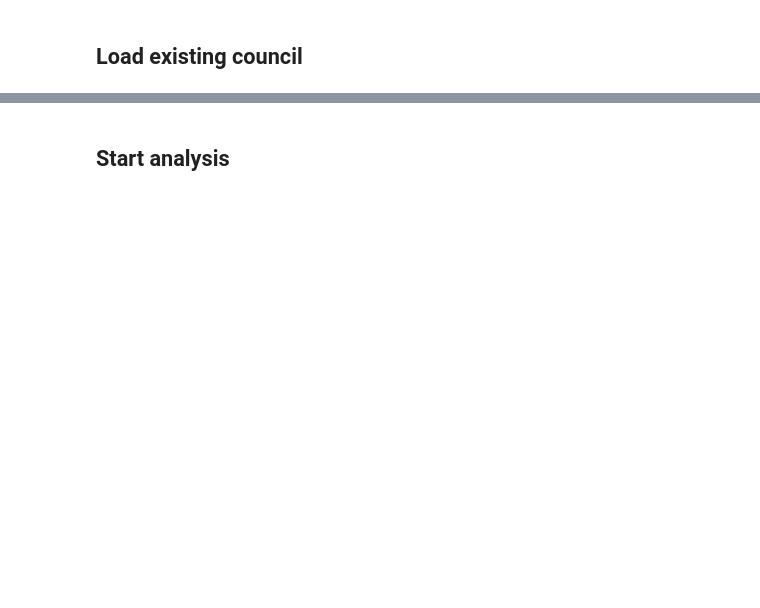
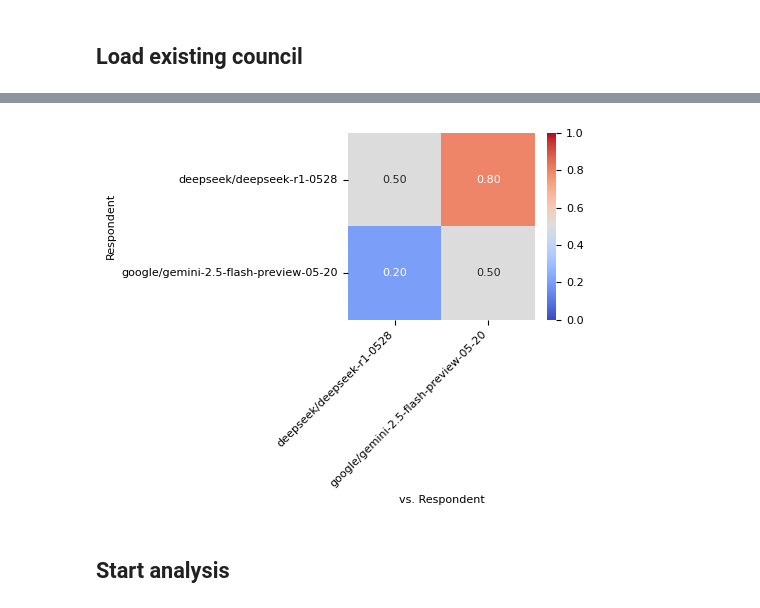
Before and after one commit to llm-council/llm-council, a Jupyter notebook: analysis/council_api.ipynb, the cells around one changed output, grey strips where cells are left out. Drawn from its saved outputs; the diff is of its cells as text; code cells hidden in the pictures; blank space fills up the shorter version.

```diff
--- a/analysis/council_api.ipynb
+++ b/analysis/council_api.ipynb
@@ -157,3 +132,7 @@ judging_df = lmc.get_judgements()
+# %%
+lmc.win_rate_heatmap()
+# %% [output]
+[figure, added]
 # %% [markdown]
 ## Start analysis
 # %%
```
Also changed, not shown: parts of 11 cells of this notebook, 33 other files.
